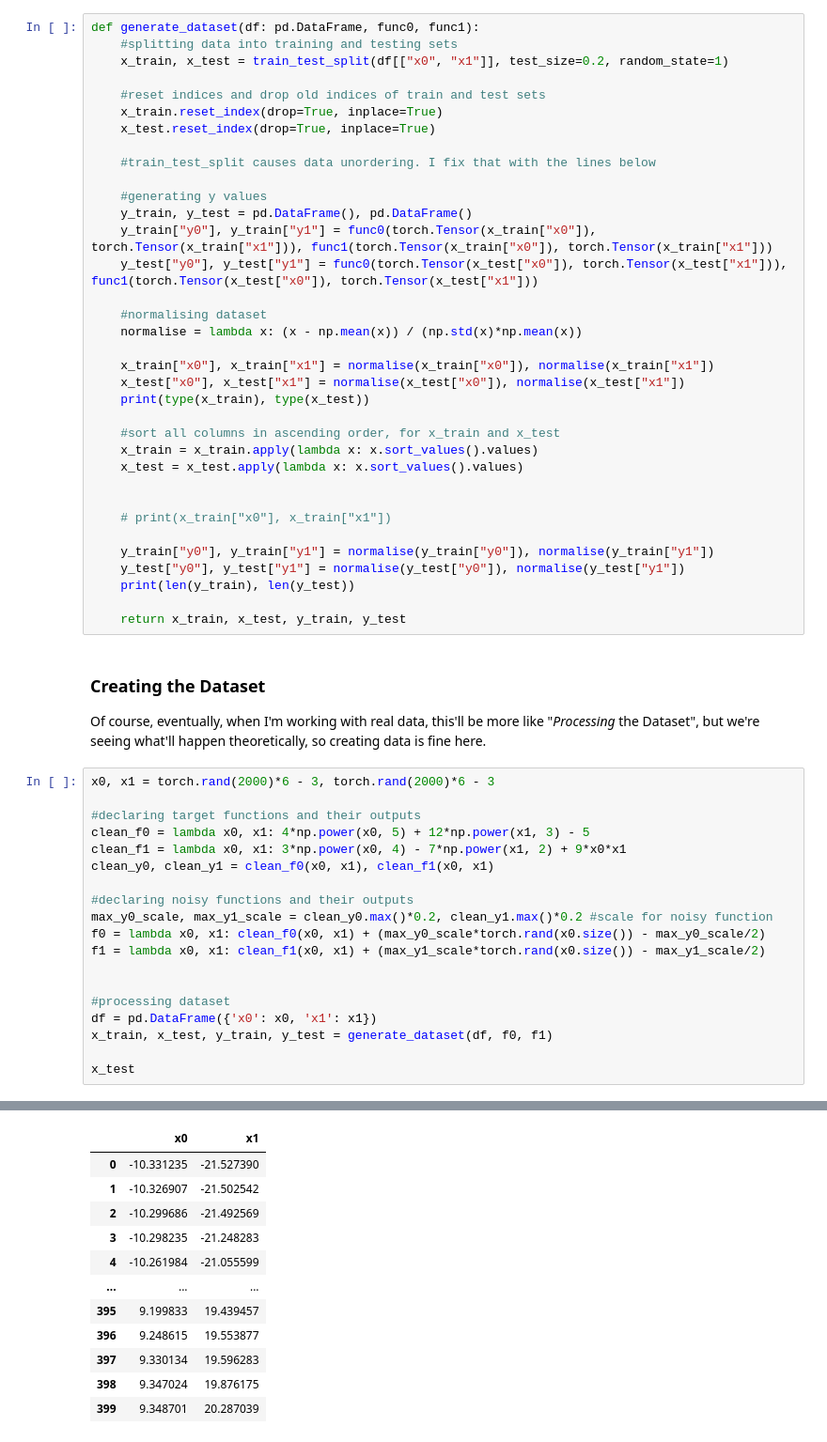
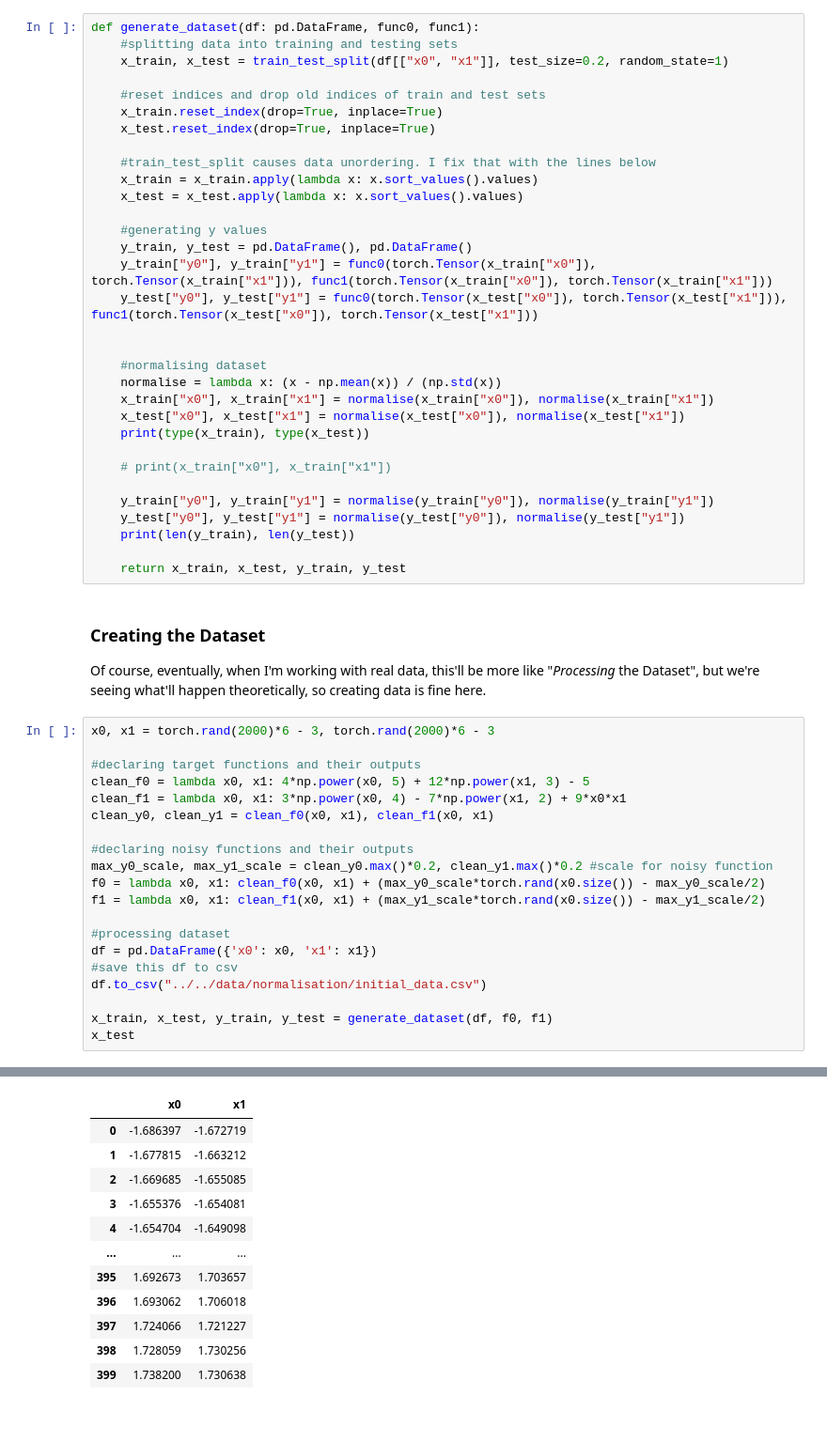
Before and after one commit to tresul03/final_year_project, a Jupyter notebook: src/week6/normalisation.ipynb, the cells around one changed output, grey strips where cells are left out. Shown at 94% size. Drawn from its saved outputs; the diff is of its cells as text.

```diff
--- a/src/week6/normalisation.ipynb
+++ b/src/week6/normalisation.ipynb
@@ -177,23 +178,20 @@ def generate_dataset(df: pd.DataFrame, func0, func1):
     x_test.reset_index(drop=True, inplace=True)
 
     #train_test_split causes data unordering. I fix that with the lines below
+    x_train = x_train.apply(lambda x: x.sort_values().values)
+    x_test = x_test.apply(lambda x: x.sort_values().values)
 
     #generating y values
     y_train, y_test = pd.DataFrame(), pd.DataFrame()
     y_train["y0"], y_train["y1"] = func0(torch.Tensor(x_train["x0"]), torch.Tensor(x_train["x1"])), func1(torch.Tensor(x_train["x0"]), torch.Tensor(x_train["x1"]))
     y_test["y0"], y_test["y1"] = func0(torch.Tensor(x_test["x0"]), torch.Tensor(x_test["x1"])), func1(torch.Tensor(x_test["x0"]), torch.Tensor(x_test["x1"]))
 
+
     #normalising dataset
-    normalise = lambda x: (x - np.mean(x)) / (np.std(x)*np.mean(x))
-
+    normalise = lambda x: (x - np.mean(x)) / (np.std(x))
     x_train["x0"], x_train["x1"] = normalise(x_train["x0"]), normalise(x_train["x1"])
     x_test["x0"], x_test["x1"] = normalise(x_test["x0"]), normalise(x_test["x1"])
     print(type(x_train), type(x_test))
-
-    #sort all columns in ascending order, for x_train and x_test
-    x_train = x_train.apply(lambda x: x.sort_values().values)
-    x_test = x_test.apply(lambda x: x.sort_values().values)
-
 
     # print(x_train["x0"], x_train["x1"])
 
@@ -209,37 +207,38 @@ Of course, eventually, when I'm working with real data, this'll be more like "*P
 # %%
 x0, x1 = torch.rand(2000)*6 - 3, torch.rand(2000)*6 - 3
 
 #declaring target functions and their outputs
 clean_f0 = lambda x0, x1: 4*np.power(x0, 5) + 12*np.power(x1, 3) - 5
 clean_f1 = lambda x0, x1: 3*np.power(x0, 4) - 7*np.power(x1, 2) + 9*x0*x1
 clean_y0, clean_y1 = clean_f0(x0, x1), clean_f1(x0, x1)
 
 #declaring noisy functions and their outputs
 max_y0_scale, max_y1_scale = clean_y0.max()*0.2, clean_y1.max()*0.2 #scale for noisy function
 f0 = lambda x0, x1: clean_f0(x0, x1) + (max_y0_scale*torch.rand(x0.size()) - max_y0_scale/2)
 f1 = lambda x0, x1: clean_f1(x0, x1) + (max_y1_scale*torch.rand(x0.size()) - max_y1_scale/2)
 
-
 #processing dataset
 df = pd.DataFrame({'x0': x0, 'x1': x1})
+#save this df to csv
+df.to_csv("../../data/normalisation/initial_data.csv")
+
 x_train, x_test, y_train, y_test = generate_dataset(df, f0, f1)
-
 x_test
 # %% [output]
 <class 'pandas.core.frame.DataFrame'> <class 'pandas.core.frame.DataFrame'>
 1600 400
 |  | x0 | x1 |
-| 0 | -10.331235 | -21.527390 |
-| 1 | -10.326907 | -21.502542 |
-| 2 | -10.299686 | -21.492569 |
-| 3 | -10.298235 | -21.248283 |
-| 4 | -10.261984 | -21.055599 |
+| 0 | -1.686397 | -1.672719 |
+| 1 | -1.677815 | -1.663212 |
+| 2 | -1.669685 | -1.655085 |
+| 3 | -1.655376 | -1.654081 |
+| 4 | -1.654704 | -1.649098 |
 | ... | ... | ... |
-| 395 | 9.199833 | 19.439457 |
-| 396 | 9.248615 | 19.553877 |
-| 397 | 9.330134 | 19.596283 |
-| 398 | 9.347024 | 19.876175 |
-| 399 | 9.348701 | 20.287039 |
+| 395 | 1.692673 | 1.703657 |
+| 396 | 1.693062 | 1.706018 |
+| 397 | 1.724066 | 1.721227 |
+| 398 | 1.728059 | 1.730256 |
+| 399 | 1.738200 | 1.730638 |
 400 rows × 2 columns
 # %%
 #converting data to tensors for the model to use
```
Also changed, not shown: parts of 6 cells of this notebook.
